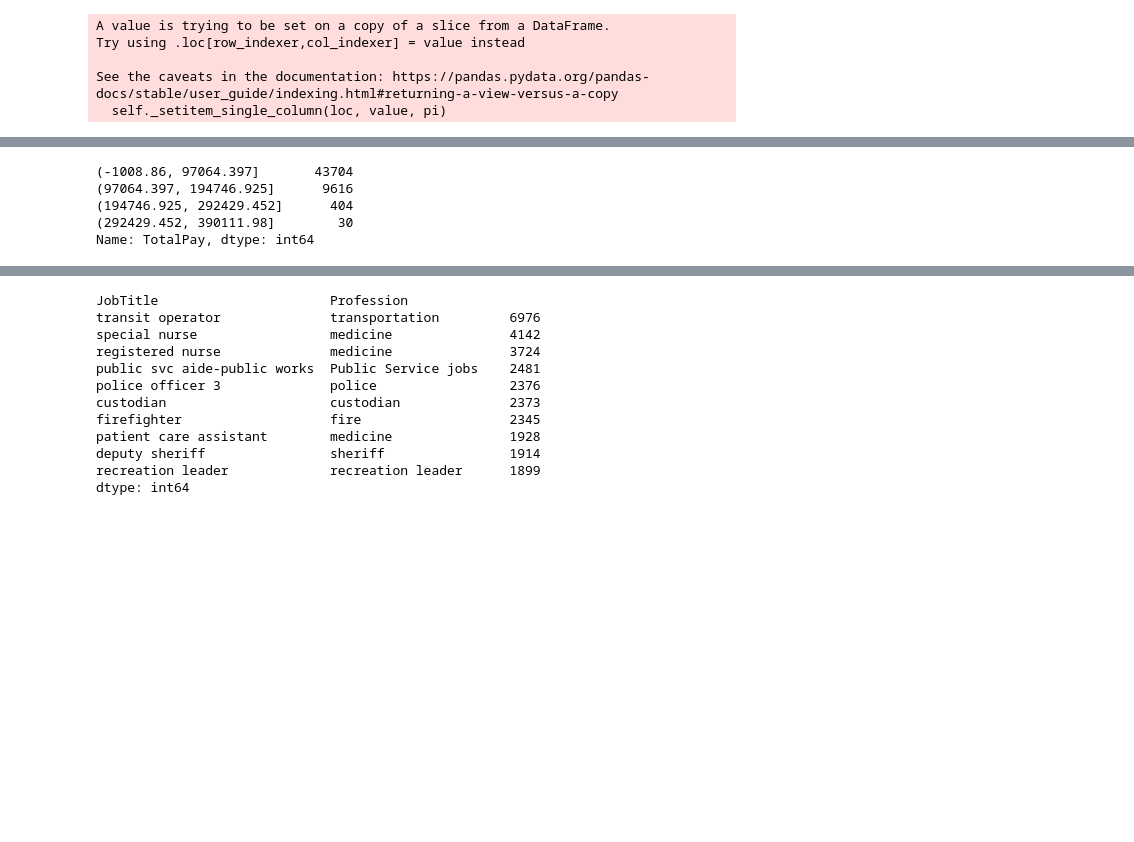
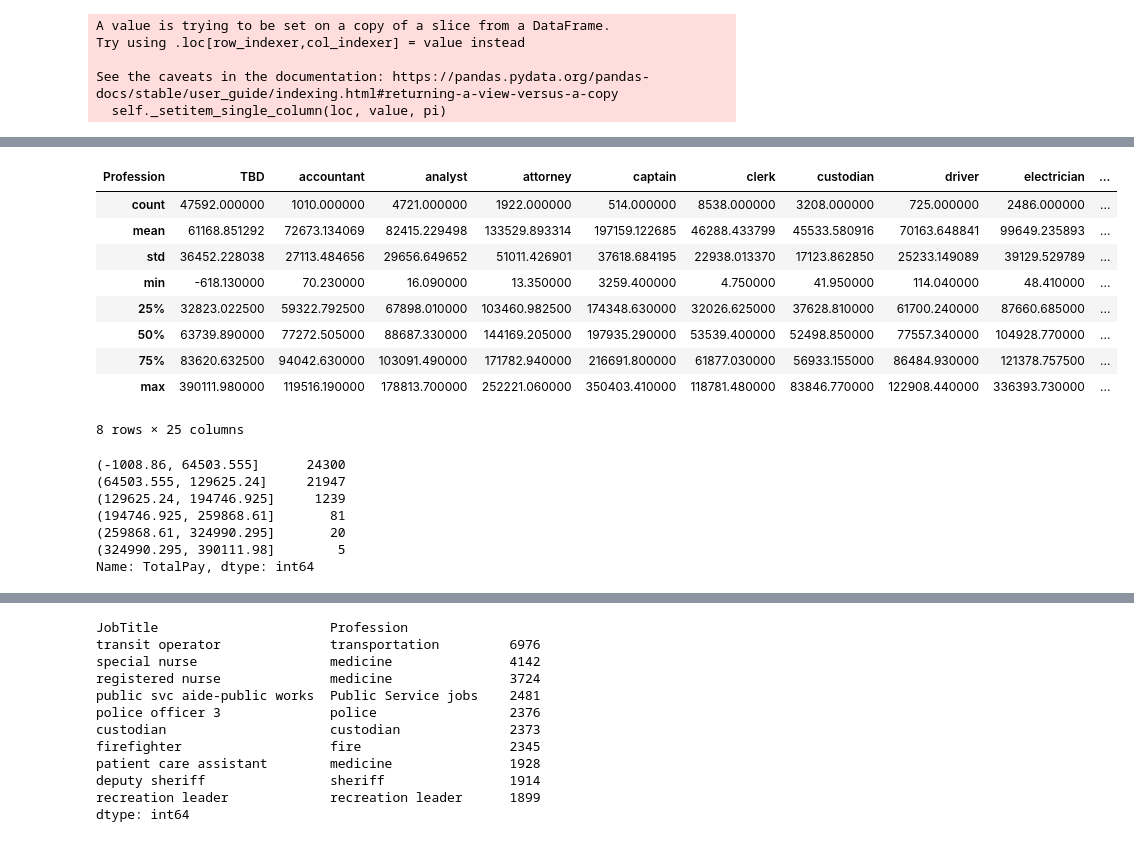
Before and after one commit to savitskaya-om/python, a Jupyter notebook: project/PROJECT.ipynb, the cells around one changed output, grey strips where cells are left out. Drawn from its saved outputs; the diff is of its cells as text; code cells hidden in the pictures; blank space fills up the shorter version.

```diff
--- a/project/PROJECT.ipynb
+++ b/project/PROJECT.ipynb
@@ -434,10 +440,23 @@ See the caveats in the documentation: https://pandas.pydata.org/pandas-docs/stab
 # %%
-#pd.pivot_table (sal, index = 'Id', values = 'TotalPay', columns = 'Profession',  aggfunc=np.sum).describe()
+pd.pivot_table (sal, index = 'Id', values = 'TotalPay', columns = 'Profession',  aggfunc=np.sum).describe()
+# %% [output]
+| Profession | TBD | accountant | analyst | attorney | captain | clerk | custodian | driver | electrician | ... |
+| count | 47592.000000 | 1010.000000 | 4721.000000 | 1922.000000 | 514.000000 | 8538.000000 | 3208.000000 | 725.000000 | 2486.000000 | ... |
+| mean | 61168.851292 | 72673.134069 | 82415.229498 | 133529.893314 | 197159.122685 | 46288.433799 | 45533.580916 | 70163.648841 | 99649.235893 | ... |
+| std | 36452.228038 | 27113.484656 | 29656.649652 | 51011.426901 | 37618.684195 | 22938.013370 | 17123.862850 | 25233.149089 | 39129.529789 | ... |
+| min | -618.130000 | 70.230000 | 16.090000 | 13.350000 | 3259.400000 | 4.750000 | 41.950000 | 114.040000 | 48.410000 | ... |
+| 25% | 32823.022500 | 59322.792500 | 67898.010000 | 103460.982500 | 174348.630000 | 32026.625000 | 37628.810000 | 61700.240000 | 87660.685000 | ... |
+| 50% | 63739.890000 | 77272.505000 | 88687.330000 | 144169.205000 | 197935.290000 | 53539.400000 | 52498.850000 | 77557.340000 | 104928.770000 | ... |
+| 75% | 83620.632500 | 94042.630000 | 103091.490000 | 171782.940000 | 216691.800000 | 61877.030000 | 56933.155000 | 86484.930000 | 121378.757500 | ... |
+| max | 390111.980000 | 119516.190000 | 178813.700000 | 252221.060000 | 350403.410000 | 118781.480000 | 83846.770000 | 122908.440000 | 336393.730000 | ... |
+8 rows × 25 columns
 # %%
-pd.cut(sal.loc[sal.Profession =="TBD", "TotalPay"], bins=4).value_counts()
+pd.cut(sal.loc[sal.Profession =="TBD", "TotalPay"], bins=6).value_counts()
 # %% [output]
-(-1008.86, 97064.397]       43704
-(97064.397, 194746.925]      9616
-(194746.925, 292429.452]      404
-(292429.452, 390111.98]        30
+(-1008.86, 64503.555]      24300
+(64503.555, 129625.24]     21947
+(129625.24, 194746.925]     1239
+(194746.925, 259868.61]       81
+(259868.61, 324990.295]       20
+(324990.295, 390111.98]        5
 Name: TotalPay, dtype: int64
```
Also changed, not shown: parts of 14 cells of this notebook.
